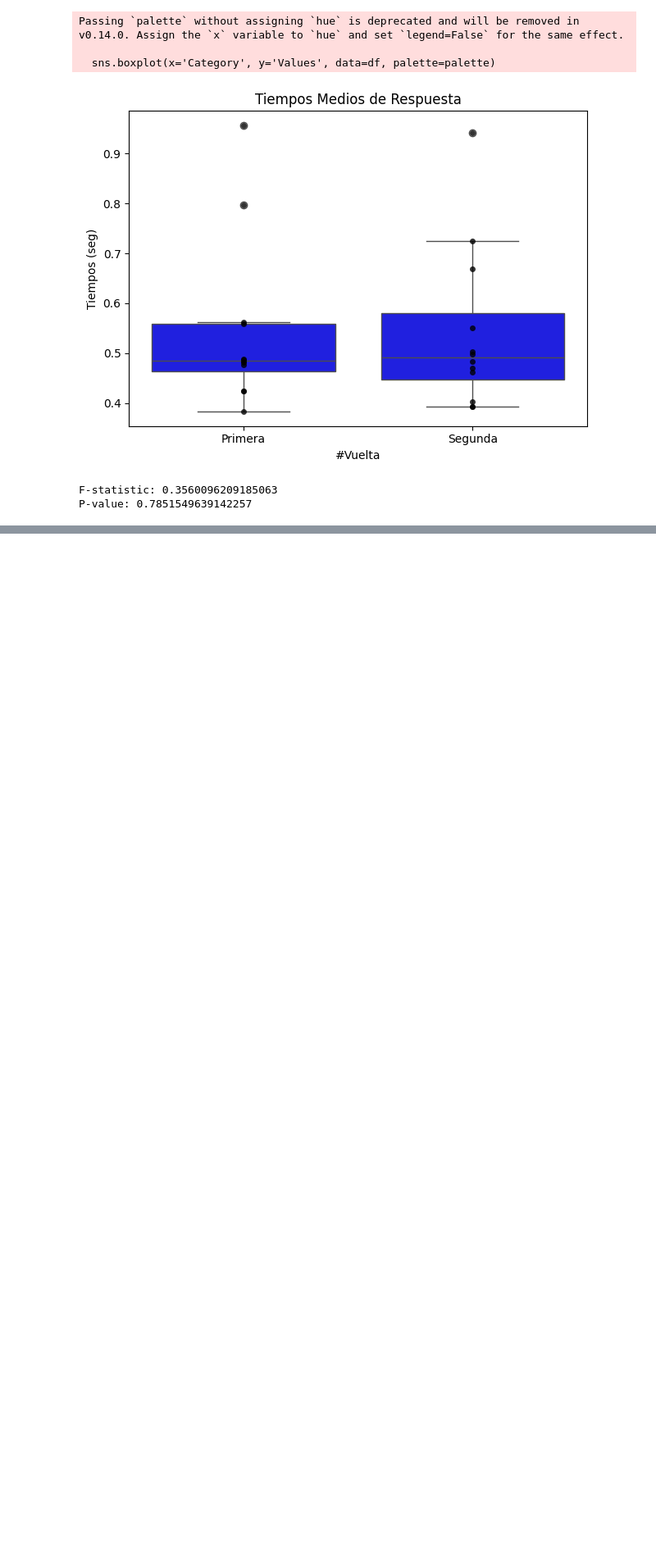
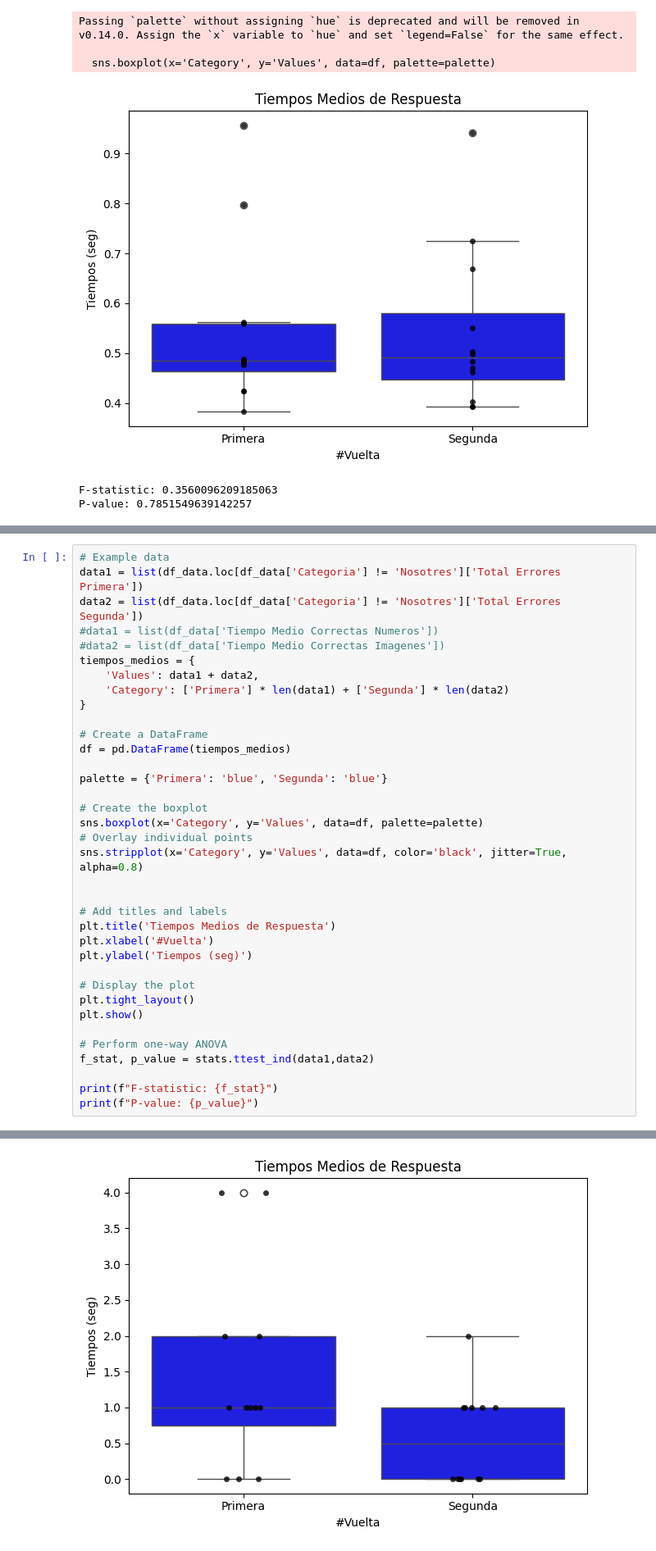
Before and after one commit to ariberar/neurocog_tp1, a Jupyter notebook: Analisis_Facu.ipynb, the cells around one changed output, grey strips where cells are left out. Shown at 82% size. Saved outputs shown, nothing was run; the diff lists cells and outputs as text; blank space fills up the shorter version.

```diff
--- a/Analisis_Facu.ipynb
+++ b/Analisis_Facu.ipynb
@@ -251,0 +279,37 @@ P-value: 0.7851549639142257
+# %%
+# Example data
+data1 = list(df_data.loc[df_data['Categoria'] != 'Nosotres']['Total Errores Primera'])
+data2 = list(df_data.loc[df_data['Categoria'] != 'Nosotres']['Total Errores Segunda'])
+#data1 = list(df_data['Tiempo Medio Correctas Numeros'])
+#data2 = list(df_data['Tiempo Medio Correctas Imagenes'])
+tiempos_medios = {
+    'Values': data1 + data2,
+    'Category': ['Primera'] * len(data1) + ['Segunda'] * len(data2)
+}
+
+# Create a DataFrame
+df = pd.DataFrame(tiempos_medios)
+
+palette = {'Primera': 'blue', 'Segunda': 'blue'}
+
+# Create the boxplot
+sns.boxplot(x='Category', y='Values', data=df, palette=palette)
+# Overlay individual points
+sns.stripplot(x='Category', y='Values', data=df, color='black', jitter=True, alpha=0.8)
+
+
+# Add titles and labels
+plt.title('Tiempos Medios de Respuesta')
+plt.xlabel('#Vuelta')
+plt.ylabel('Tiempos (seg)')
+
+# Display the plot
+plt.tight_layout()
+plt.show()
+
+# Perform one-way ANOVA
+f_stat, p_value = stats.ttest_ind(data1,data2)
+
+print(f"F-statistic: {f_stat}")
+print(f"P-value: {p_value}")
+# %% [output]
@@ -251,0 +319 @@ P-value: 0.7851549639142257
+[figure, added]
```
Also changed, not shown: parts of 6 cells of this notebook.
